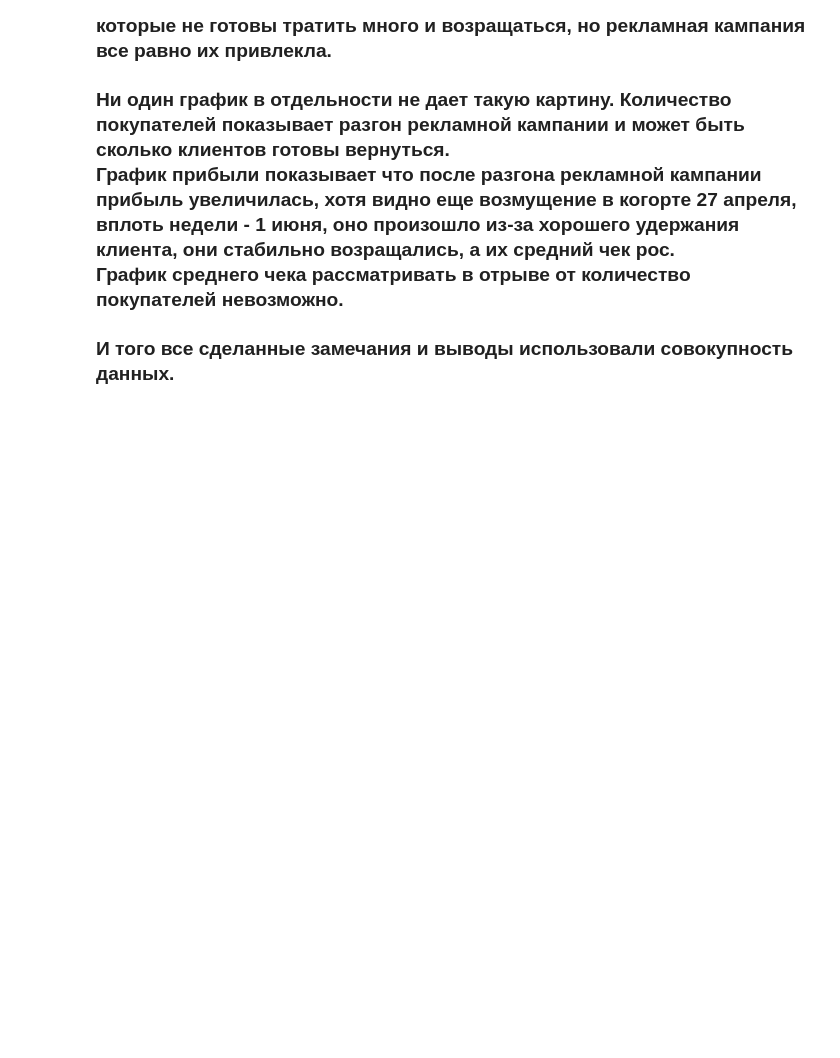
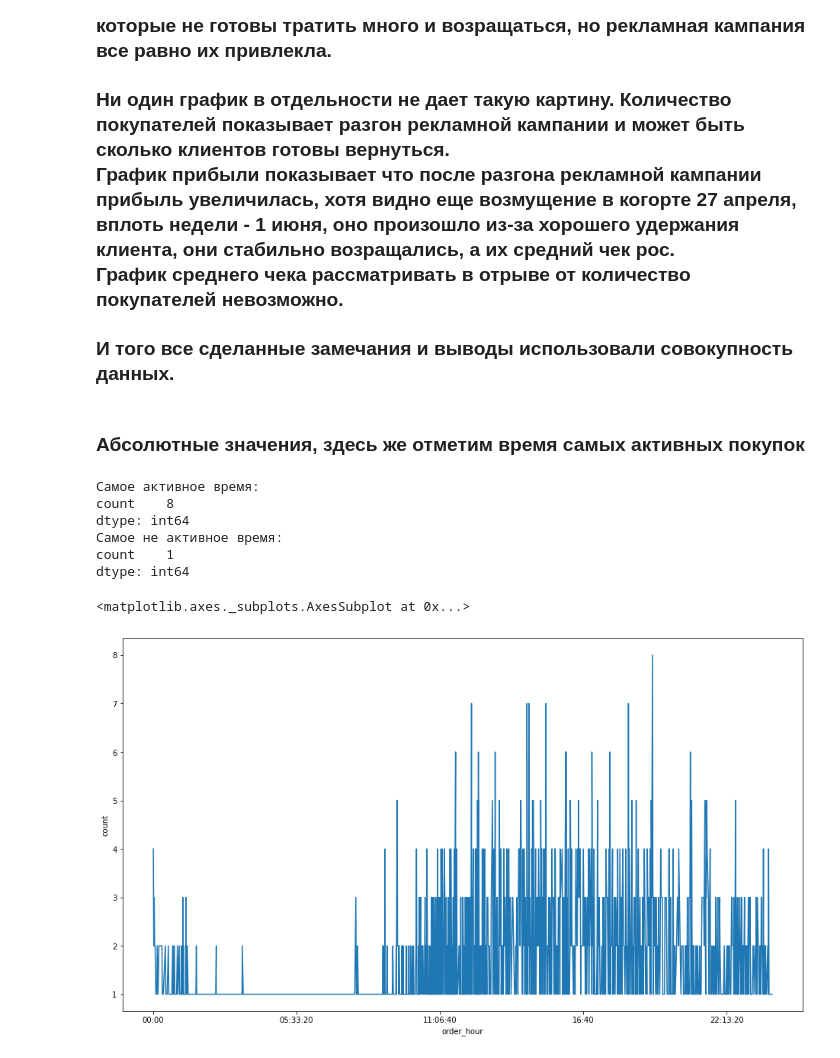
Before and after one commit to LotFullKa/PyProjects, a Jupyter notebook: praktika.ipynb, the cells around one changed output. Saved outputs shown, nothing was run; the diff lists cells and outputs as text; code cells hidden in the pictures; blank space fills up the shorter version.

Commit message:
add buying hours

```diff
--- a/praktika.ipynb
+++ b/praktika.ipynb
@@ -294,3 +295,38 @@ sns.heatmap(
 ### Ни один график в отдельности не дает такую картину. Количество покупателей показывает разгон рекламной кампании и может быть сколько клиентов готовы вернуться. <br> График прибыли показывает что после разгона рекламной кампании прибыль увеличилась, хотя видно еще возмущение в когорте 27 апреля, вплоть недели - 1 июня, оно произошло из-за хорошего удержания клиента, они стабильно возращались, а их средний чек рос. <br>  График среднего чека рассматривать в отрыве от количество покупателей невозможно.
 
 ### И того все сделанные замечания и выводы использовали совокупность данных.
+# %%
+def find_my_hours(time):
+    return time.time()
+
+merged_data['order_hour'] = merged_data['order_time'].apply(find_my_hours)
+
+buy_at_minute = merged_data.groupby('order_hour')['user_id'].agg(count='count')
+
+buy_at_minute_in_percents = (buy_at_minute * 100 / buy_at_minute.sum()).rename(columns={'count':'percents'})
+# %% [markdown]
+### Абсолютные значения, здесь же отметим время самых активных покупок
+# %%
+print(
+    'Самое активное время:',
+    buy_at_minute.max(),
+    'Самое не активное время:',
+    buy_at_minute.min(),
+    sep='\n'
+)
+
+mpl.pyplot.figure(figsize=(16,9))
+sns.lineplot(
+    x=buy_at_minute.index,
+    y=buy_at_minute['count'],
+    data=buy_at_minute,
+)
+# %% [output]
+Самое активное время:
+count    8
+dtype: int64
+Самое не активное время:
+count    1
+dtype: int64
+<matplotlib.axes._subplots.AxesSubplot at 0x...>
+[figure, added]
```
Also changed, not shown: parts of 4 cells of this notebook.
